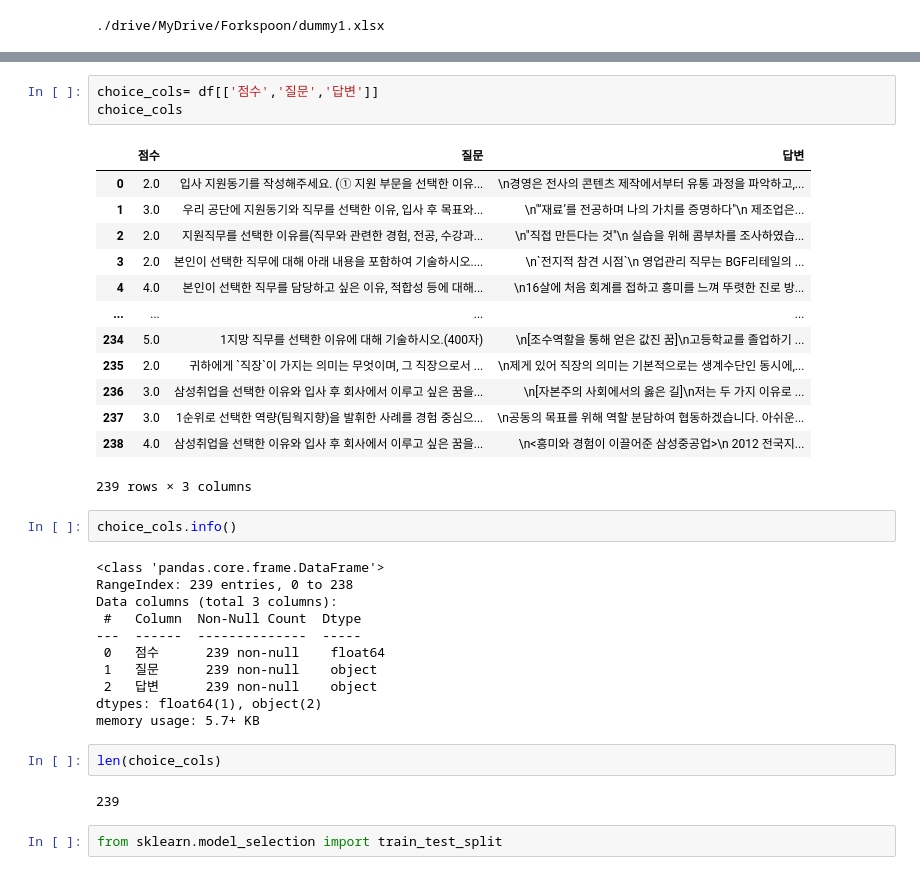
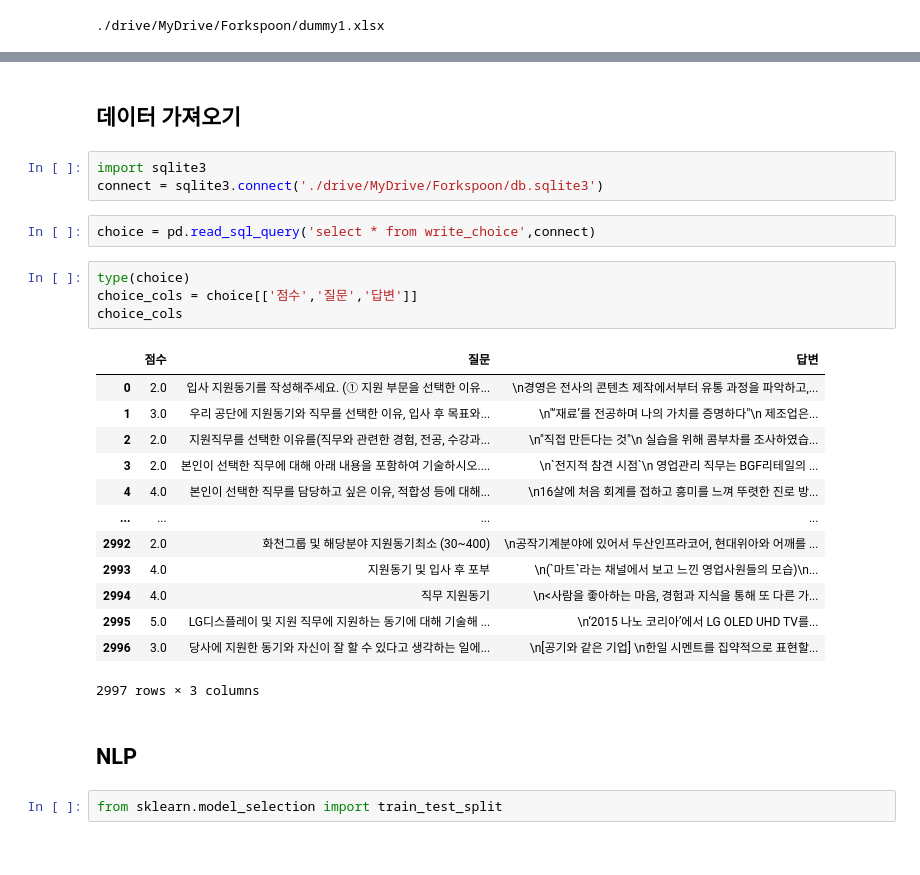
Before and after one commit to yoonputer/Team_Project2, a Jupyter notebook: Deeplearning/test_dummy.ipynb, the cells around one changed output, grey strips where cells are left out. Cells and saved outputs as stored; diff of their text form.

```diff
--- a/Deeplearning/test_dummy.ipynb
+++ b/Deeplearning/test_dummy.ipynb
@@ -53,37 +19,30 @@ df.head(4)
+# %% [markdown]
+## 데이터 가져오기
+# %%
+import sqlite3
+connect = sqlite3.connect('./drive/MyDrive/Forkspoon/db.sqlite3')
+# %%
+choice = pd.read_sql_query('select * from write_choice',connect)
 # %%
-choice_cols= df[['점수','질문','답변']]
+type(choice)
+choice_cols = choice[['점수','질문','답변']]
 choice_cols
 # %% [output]
 |  | 점수 | 질문 | 답변 |
 | 0 | 2.0 | 입사 지원동기를 작성해주세요. (① 지원 부문을 선택한 이유... | \n경영은 전사의 콘텐츠 제작에서부터 유통 과정을 파악하고,... |
 | 1 | 3.0 | 우리 공단에 지원동기와 직무를 선택한 이유, 입사 후 목표와... | \n"‘재료’를 전공하며 나의 가치를 증명하다"\n 제조업은... |
 | 2 | 2.0 | 지원직무를 선택한 이유를(직무와 관련한 경험, 전공, 수강과... | \n"직접 만든다는 것"\n 실습을 위해 콤부차를 조사하였습... |
 | 3 | 2.0 | 본인이 선택한 직무에 대해 아래 내용을 포함하여 기술하시오.... | \n`전지적 참견 시점`\n 영업관리 직무는 BGF리테일의 ... |
 | 4 | 4.0 | 본인이 선택한 직무를 담당하고 싶은 이유, 적합성 등에 대해... | \n16살에 처음 회계를 접하고 흥미를 느껴 뚜렷한 진로 방... |
 | ... | ... | ... | ... |
-| 234 | 5.0 | 1지망 직무를 선택한 이유에 대해 기술하시오.(400자) | \n[조수역할을 통해 얻은 값진 꿈]\n고등학교를 졸업하기 ... |
-| 235 | 2.0 | 귀하에게 `직장`이 가지는 의미는 무엇이며, 그 직장으로서 ... | \n제게 있어 직장의 의미는 기본적으로는 생계수단인 동시에,... |
-| 236 | 3.0 | 삼성취업을 선택한 이유와 입사 후 회사에서 이루고 싶은 꿈을... | \n[자본주의 사회에서의 옳은 길]\n저는 두 가지 이유로 ... |
-| 237 | 3.0 | 1순위로 선택한 역량(팀웍지향)을 발휘한 사례를 경험 중심으... | \n공동의 목표를 위해 역할 분담하여 협동하겠습니다. 아쉬운... |
-| 238 | 4.0 | 삼성취업을 선택한 이유와 입사 후 회사에서 이루고 싶은 꿈을... | \n<흥미와 경험이 이끌어준 삼성중공업>\n 2012 전국지... |
+| 2992 | 2.0 | 화천그룹 및 해당분야 지원동기최소 (30~400) | \n공작기계분야에 있어서 두산인프라코어, 현대위아와 어깨를 ... |
+| 2993 | 4.0 | 지원동기 및 입사 후 포부 | \n(`마트`라는 채널에서 보고 느낀 영업사원들의 모습)\n... |
+| 2994 | 4.0 | 직무 지원동기 | \n<사람을 좋아하는 마음, 경험과 지식을 통해 또 다른 가... |
+| 2995 | 5.0 | LG디스플레이 및 지원 직무에 지원하는 동기에 대해 기술해 ... | \n‘2015 나노 코리아’에서 LG OLED UHD TV를... |
+| 2996 | 3.0 | 당사에 지원한 동기와 자신이 잘 할 수 있다고 생각하는 일에... | \n[공기와 같은 기업] \n한일 시멘트를 집약적으로 표현할... |
-239 rows × 3 columns
+2997 rows × 3 columns
-# %%
-choice_cols.info()
-# %% [output]
-<class 'pandas.core.frame.DataFrame'>
-RangeIndex: 239 entries, 0 to 238
-Data columns (total 3 columns):
- #   Column  Non-Null Count  Dtype
----  ------  --------------  -----
- 0   점수      239 non-null    float64
- 1   질문      239 non-null    object
- 2   답변      239 non-null    object
-dtypes: float64(1), object(2)
-memory usage: 5.7+ KB
-# %%
-len(choice_cols)
-# %% [output]
-239
+# %% [markdown]
+## NLP
 # %%
 from sklearn.model_selection import train_test_split
 # %%
```
Also changed, not shown: parts of 57 cells of this notebook.
